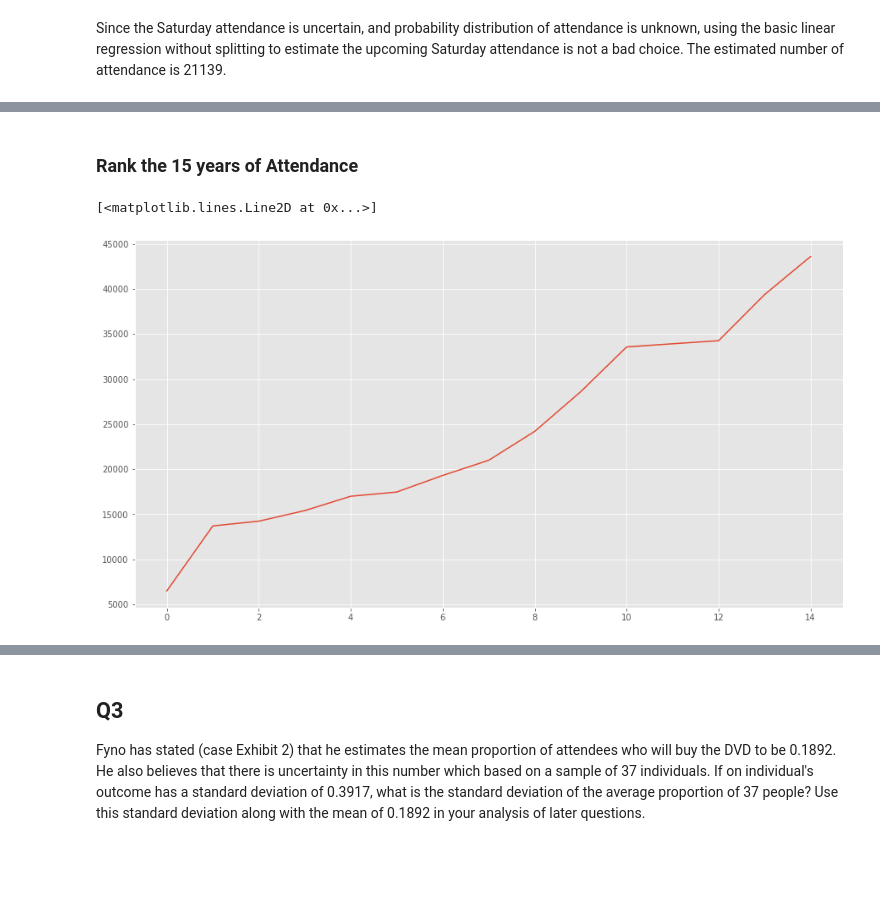
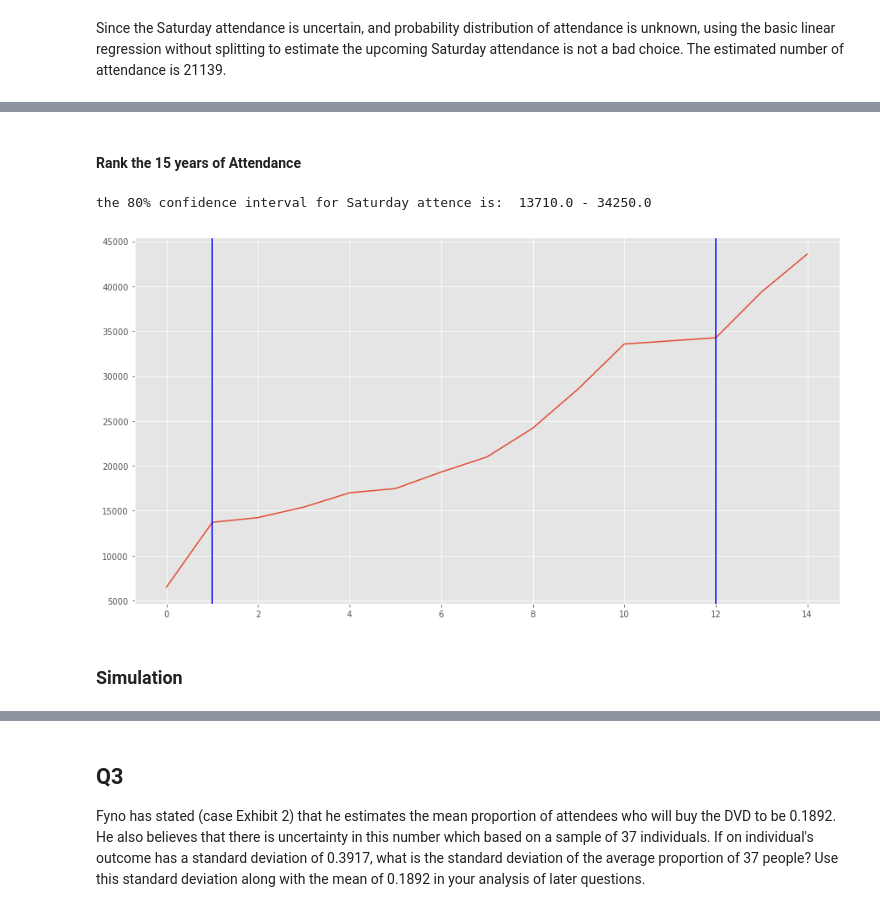
Before and after one commit to yiting-wang-dl/Time_Series_Projects, a Jupyter notebook: 3_Lac_Leman.ipynb, the cells around one changed output, grey strips where cells are left out. Saved outputs shown, nothing was run; the diff lists cells and outputs as text; code cells hidden in the pictures; blank space fills up the shorter version.

```diff
--- a/3_Lac_Leman.ipynb
+++ b/3_Lac_Leman.ipynb
@@ -400,11 +178,16 @@ Linear Regression Prediction without split:  24374.594709739475
 # %% [markdown]
-### Rank the 15 years of Attendance
+#### Rank the 15 years of Attendance
 # %%
 x = list(df['Saturday Attendance'])
 # %%
 x.sort()
-# %%
-plt.plot([i for i in range(len(x))], x)
-# %% [output]
-[<matplotlib.lines.Line2D at 0x...>]
-[figure, removed]
+# %%
+plt.plot([i for i in range(len(x))], x)
+plt.axvline(x=12, color = 'b')
+plt.axvline(x=1, color = 'b')
+print("the 80% confidence interval for Saturday attence is: ", x[1],"-", x[12])
+# %% [output]
+the 80% confidence interval for Saturday attence is:  13710.0 - 34250.0
+[figure, added]
+# %% [markdown]
+### Simulation
```
Also changed, not shown: parts of 65 cells of this notebook.
